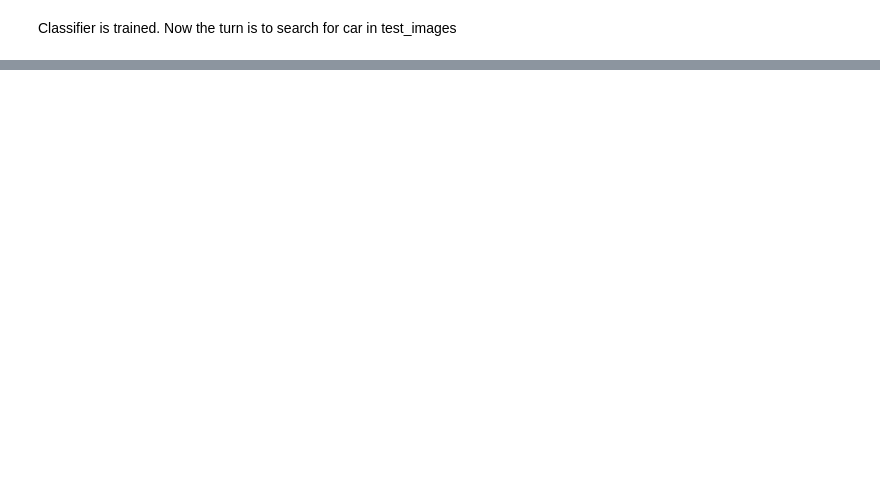
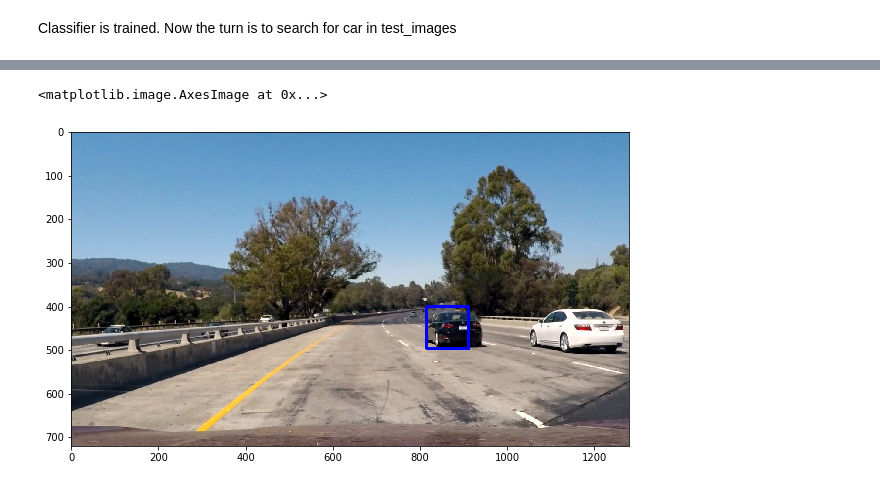
Before and after one commit to kushshukla24/P5_VehicleDetectionAndTracking, a Jupyter notebook: P5_VehicleDetectionAndTracking.ipynb, the cells around one changed output, grey strips where cells are left out. Cells and saved outputs as stored; diff of their text form; code cells hidden in the pictures; blank space fills up the shorter version.

```diff
--- a/P5_VehicleDetectionAndTracking.ipynb
+++ b/P5_VehicleDetectionAndTracking.ipynb
@@ -184 +351,62 @@ def draw_boxes(img, bboxes, color=(0, 0, 255), thick=6):
+# %%
+test_img = mpimg.imread('./test_images/test1.jpg')
+
+rectangles = []
+
+colorspace = 'YUV' # Can be RGB, HSV, LUV, HLS, YUV, YCrCb
+orient = 11
+pix_per_cell = 16
+cell_per_block = 2
+hog_channel = 'ALL' # Can be 0, 1, 2, or "ALL"
+
+
+ystart = 400
+ystop = 464
+scale = 1.0
+rectangles.append(find_cars(test_img, ystart, ystop, scale, colorspace, hog_channel, svc, None,
+                       orient, pix_per_cell, cell_per_block, None, None))
+ystart = 416
+ystop = 480
+scale = 1.0
+rectangles.append(find_cars(test_img, ystart, ystop, scale, colorspace, hog_channel, svc, None,
+                       orient, pix_per_cell, cell_per_block, None, None))
+ystart = 400
+ystop = 496
+scale = 1.5
+rectangles.append(find_cars(test_img, ystart, ystop, scale, colorspace, hog_channel, svc, None,
+                       orient, pix_per_cell, cell_per_block, None, None))
+ystart = 432
+ystop = 528
+scale = 1.5
+rectangles.append(find_cars(test_img, ystart, ystop, scale, colorspace, hog_channel, svc, None,
+                       orient, pix_per_cell, cell_per_block, None, None))
+ystart = 400
+ystop = 528
+scale = 2.0
+rectangles.append(find_cars(test_img, ystart, ystop, scale, colorspace, hog_channel, svc, None,
+                       orient, pix_per_cell, cell_per_block, None, None))
+ystart = 432
+ystop = 560
+scale = 2.0
+rectangles.append(find_cars(test_img, ystart, ystop, scale, colorspace, hog_channel, svc, None,
+                       orient, pix_per_cell, cell_per_block, None, None))
+ystart = 400
+ystop = 596
+scale = 3.5
+rectangles.append(find_cars(test_img, ystart, ystop, scale, colorspace, hog_channel, svc, None,
+                       orient, pix_per_cell, cell_per_block, None, None))
+ystart = 464
+ystop = 660
+scale = 3.5
+rectangles.append(find_cars(test_img, ystart, ystop, scale, colorspace, hog_channel, svc, None,
+                       orient, pix_per_cell, cell_per_block, None, None))
+
+# apparently this is the best way to flatten a list of lists
+rectangles = [item for sublist in rectangles for item in sublist]
+test_img_rects = draw_boxes(test_img, rectangles)
+plt.figure(figsize=(10,10))
+plt.imshow(test_img_rects)
+# %% [output]
+<matplotlib.image.AxesImage at 0x...>
+[figure, added]
 # %%
```
Also changed, not shown: parts of 28 cells of this notebook, 1 other file.
